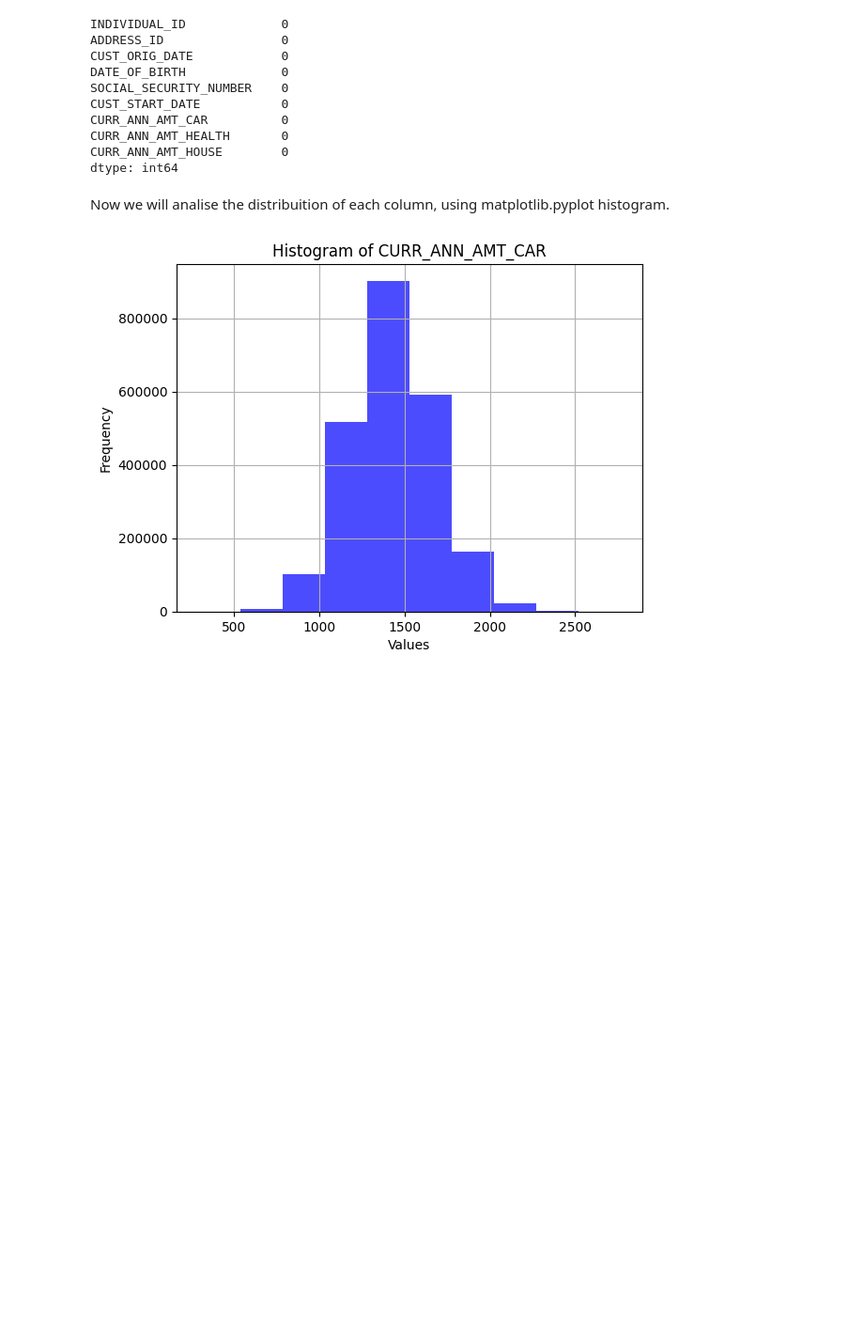
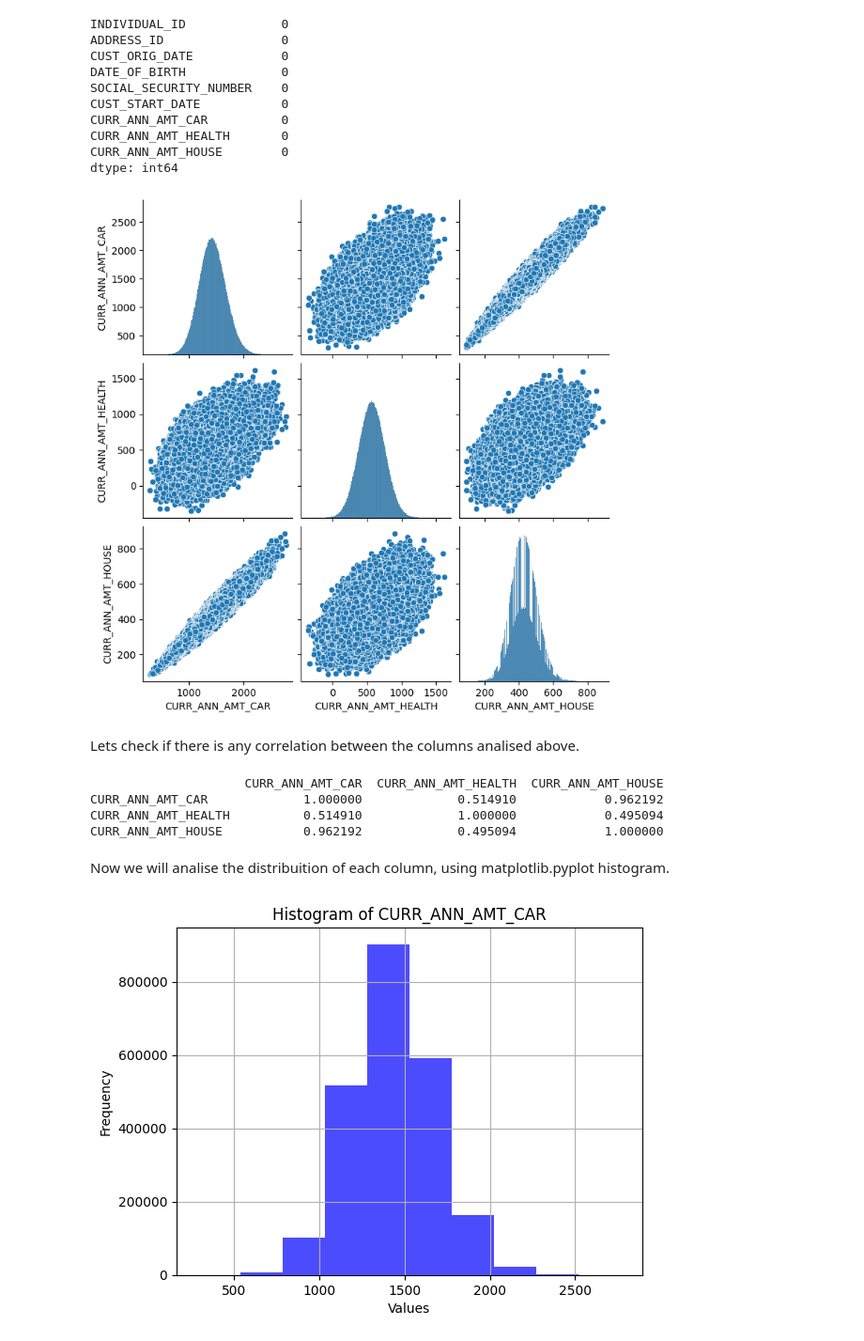
Before and after one commit to Fantunes0010/ML, a Jupyter notebook: Assignment1_ABC.ipynb, the cells around one changed output. Shown at 94% size. Saved outputs shown, nothing was run; the diff lists cells and outputs as text; code cells hidden in the pictures; blank space fills up the shorter version.

Commit message:
Changes made to EDA CustomerDF

```diff
--- a/Assignment1_ABC.ipynb
+++ b/Assignment1_ABC.ipynb
@@ -129,4 +130,4 @@ customerDF.dropna(subset=['INDIVIDUAL_ID', 'ADDRESS_ID'], inplace=True)
 # %% [markdown]
 Regarding the columns CUST_ORIG_DATE and CUST_START_DATE, the original date needs to be lower than the current policy date. So if this doesn't occur, we can drop those rows.
 # %%
-customerDF[customerDF['CUST_ORIG_DATE'] > customerDF['CUST_START_DATE']].drop(inplace=True)
+customerDF = customerDF[customerDF['CUST_ORIG_DATE'] <= customerDF['CUST_START_DATE']]
@@ -151,6 +148,24 @@ CURR_ANN_AMT_CAR          0
 CURR_ANN_AMT_HEALTH       0
 CURR_ANN_AMT_HOUSE        0
 dtype: int64
+# %%
+
+sns.pairplot(customerDF.loc[:,'CURR_ANN_AMT_CAR':'CURR_ANN_AMT_HOUSE'])
+plt.show()
+
+
+#change the labels to columsn where the analysis is going to be done
+# %% [output]
+[figure, added]
+# %% [markdown]
+Lets check if there is any correlation between the columns analised above.
+# %%
+print(customerDF.loc[:,'CURR_ANN_AMT_CAR':'CURR_ANN_AMT_HOUSE'].corr())
+# %% [output]
+                     CURR_ANN_AMT_CAR  CURR_ANN_AMT_HEALTH  CURR_ANN_AMT_HOUSE
+CURR_ANN_AMT_CAR             1.000000             0.514910            0.962192
+CURR_ANN_AMT_HEALTH          0.514910             1.000000            0.495094
+CURR_ANN_AMT_HOUSE           0.962192             0.495094            1.000000
 # %% [markdown]
 Now we will analise the distribuition of each column, using matplotlib.pyplot histogram.
 # %%
```
Also changed, not shown: parts of 8 cells of this notebook.
